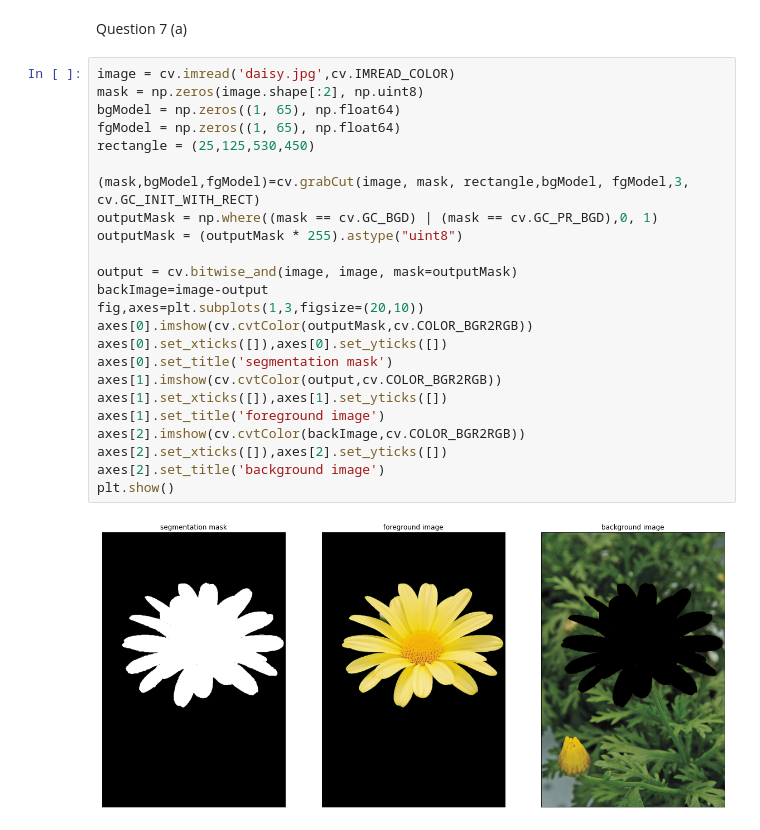
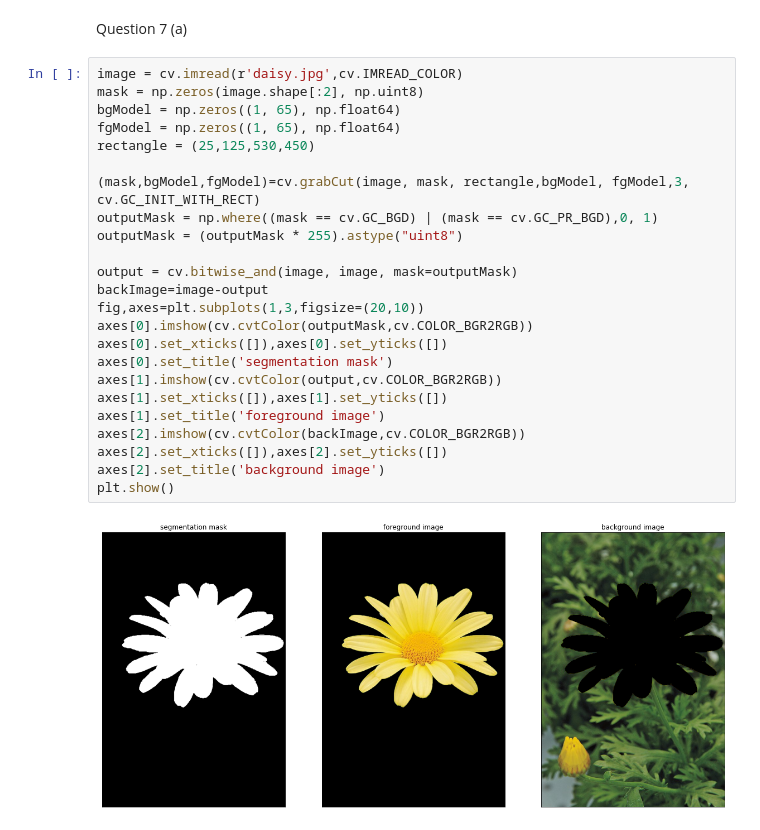
Before and after one commit to Dinuka-1999/Assignment, a Jupyter notebook: Assignment-1.ipynb, the cells around one changed output. Drawn from its saved outputs; the diff is of its cells as text.

```diff
--- a/Assignment-1.ipynb
+++ b/Assignment-1.ipynb
@@ -230,28 +332,28 @@ plt.show()
 # %% [markdown]
 Question 7 (a)
 # %%
-image = cv.imread('daisy.jpg',cv.IMREAD_COLOR)
+image = cv.imread(r'daisy.jpg',cv.IMREAD_COLOR)
 mask = np.zeros(image.shape[:2], np.uint8)
 bgModel = np.zeros((1, 65), np.float64)
 fgModel = np.zeros((1, 65), np.float64)
 rectangle = (25,125,530,450)
 
 (mask,bgModel,fgModel)=cv.grabCut(image, mask, rectangle,bgModel, fgModel,3, cv.GC_INIT_WITH_RECT)
 outputMask = np.where((mask == cv.GC_BGD) | (mask == cv.GC_PR_BGD),0, 1)
 outputMask = (outputMask * 255).astype("uint8")
 
 output = cv.bitwise_and(image, image, mask=outputMask)
 backImage=image-output
 fig,axes=plt.subplots(1,3,figsize=(20,10))
 axes[0].imshow(cv.cvtColor(outputMask,cv.COLOR_BGR2RGB))
 axes[0].set_xticks([]),axes[0].set_yticks([])
 axes[0].set_title('segmentation mask')
 axes[1].imshow(cv.cvtColor(output,cv.COLOR_BGR2RGB))
 axes[1].set_xticks([]),axes[1].set_yticks([])
 axes[1].set_title('foreground image')
 axes[2].imshow(cv.cvtColor(backImage,cv.COLOR_BGR2RGB))
 axes[2].set_xticks([]),axes[2].set_yticks([])
 axes[2].set_title('background image')
 plt.show()
 # %% [output]
-[figure, old version]
+[figure, new version]
```
Also changed, not shown: parts of 9 cells of this notebook, 1 other file.
